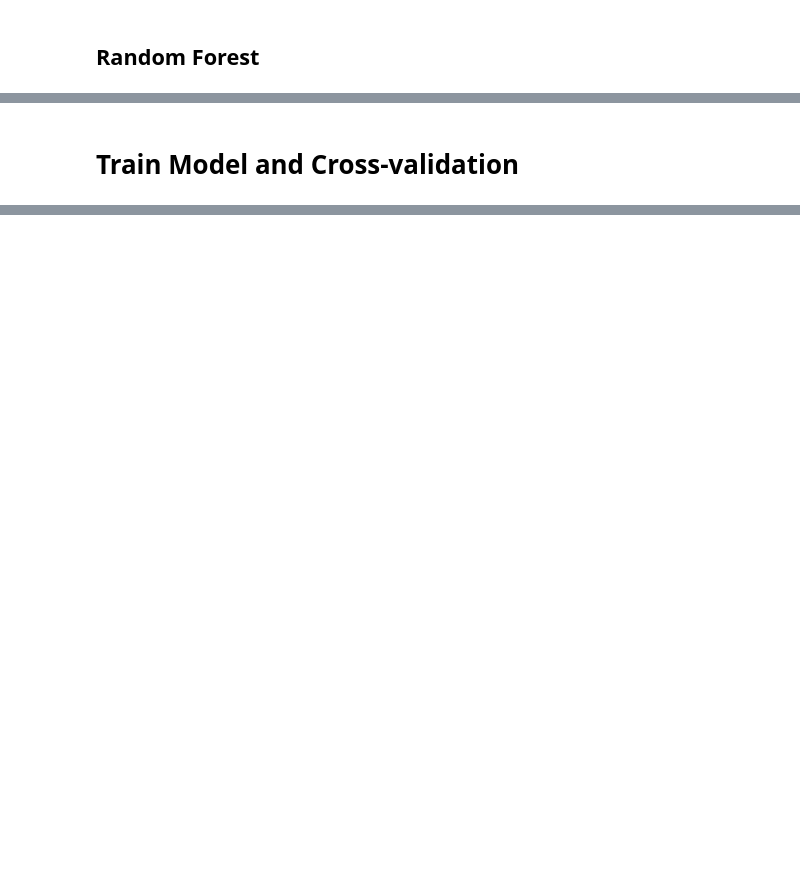
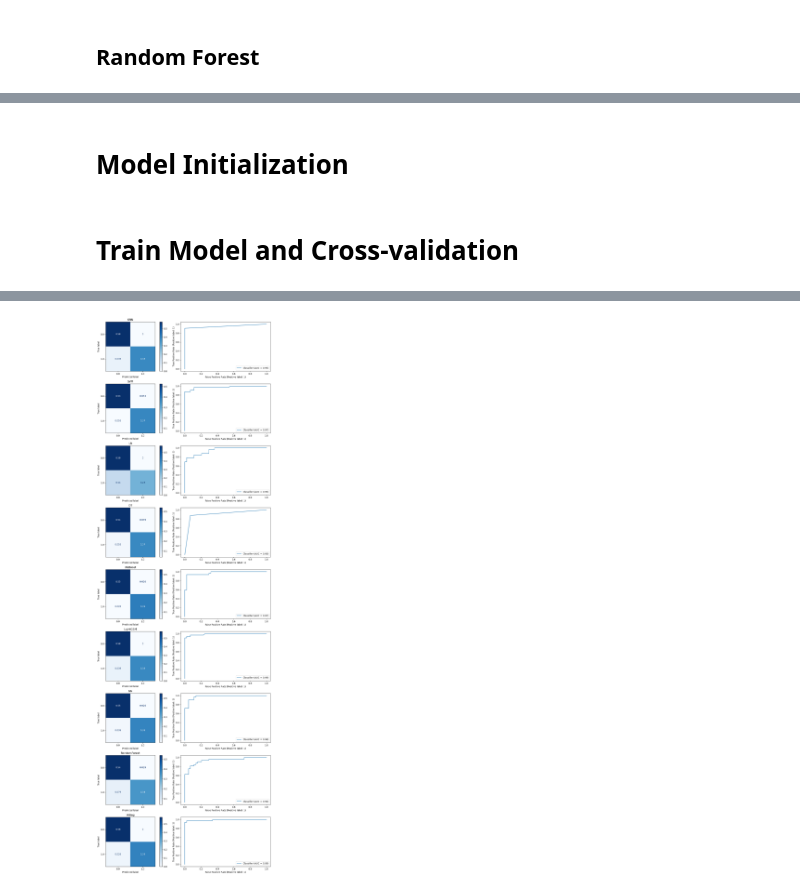
Before and after one commit to sippathamm/Mangosteen, a Jupyter notebook: ML.ipynb, the cells around one changed output, grey strips where cells are left out. Cells and saved outputs as stored; diff of their text form; code cells hidden in the pictures; blank space fills up the shorter version.

```diff
--- a/ML.ipynb
+++ b/ML.ipynb
@@ -307,0 +285,19 @@ XGBoost Model Best Score:  0.7109090909090908
+# %%
+standard_scaler = StandardScaler()
+
+LightGBM = LGBMClassifier(learning_rate=0.02, objective='binary', n_jobs=-1, random_state=42)
+LightGBM_parameter = {
+    'model__num_leaves': list(range(2, 5)),
+    'model__max_depth': list(range(1, 4)),
+    'model__n_estimators': [500, 1000],
+    'model__colsample_bytree': [0.6, 0.8, 1.0],
+}
+
+pipeline = Pipeline([('standard_scaler', standard_scaler), ('model', LightGBM)])
+
+grid_search = GridSearchCV(estimator=pipeline, param_grid=LightGBM_parameter, cv=cross_validation, scoring='accuracy', n_jobs=-1, verbose=0)
+grid_search.fit(X, y)
+
+print('LightGBM Best Estimator: ', grid_search.best_estimator_)
+print('LightGBM Best Parameter: ', grid_search.best_params_)
+print('LightGBM Best Score: ', grid_search.best_score_)
@@ -395 +374,3 @@ RandomForest Model Best Score:  0.718181818181818
+# %% [markdown]
+# Model Initialization
 # %%
@@ -416,52 +478,33 @@ voting = VotingClassifier(voting_estimator, weights=[0.1, 0.1, 0.05, 0.1, 0.3, 0
 # %%
-KNN_score = []
-SVM_score = []
-LR_score = []
-DT_score = []
-voting_score = []
-XGBoost_score = []
-NN_score = []
-RandomForest_score = []
-
 for train_index, test_index in cross_validation.split(X, y):
     X_train, y_train = X.iloc[train_index], y.iloc[train_index]
     X_test, y_test = X.iloc[test_index], y.iloc[test_index]
 
-    # Normalization
+    model_y_true['index'] = np.append(model_y_true['index'], test_index)
+    model_y_true['no'] = np.append(model_y_true['no'], df.iloc[test_index, 0])
+    model_y_true['y_true'] = np.append(model_y_true['y_true'], y_test)
+
     standard_scaler = StandardScaler()
     X_train = standard_scaler.fit_transform(X_train)
     X_test = standard_scaler.transform(X_test)
 
-    # Training Model
-    KNN.fit(X_train, y_train)
-    SVM.fit(X_train, y_train)
-    LR.fit(X_train, y_train)
-    DT.fit(X_train, y_train)
-    voting.fit(X_train, y_train)
-    XGBoost.fit(X_train, y_train)
-    NN.fit(X_train, y_train)
-    RandomForest.fit(X_train, y_train)
+    for label, model in classifier:
+        model.fit(X_train, y_train)
+        y_predict = model.predict(X_test)
+        y_predict_score = model.predict_proba(X_test)
+        model_y_predict[label] = np.append(model_y_predict[label], y_predict)
+        model_y_predict_score[label] = np.append(model_y_predict_score[label], y_predict_score[:, 1])
 
-    # Model Evaluation
-    KNN_score.append(KNN.score(X_test, y_test))
-    SVM_score.append(SVM.score(X_test, y_test))
+for label in model_y_predict:
+    print(f'{label} Average Accuracy: ', accuracy_score(model_y_true['y_true'], model_y_predict[label]))
 
-    LR_y_test_probability = LR.predict_proba(X_test)
-    LR_y_test = binarize(LR_y_test_probability, threshold=0.5)
-    LR_score.append(accuracy_score(y_test, LR_y_test[:, 1]))
+figure, axis = plt.subplots(nrows=9, ncols=2, figsize=(12, 35))
 
-    DT_score.append(DT.score(X_test, y_test))
-    voting_score.append(voting.score(X_test, y_test))
-    XGBoost_score.append(XGBoost.score(X_test, y_test))
-    NN_score.append(NN.score(X_test, y_test))
-    RandomForest_score.append(RandomForest.score(X_test, y_test))
+for i, label in enumerate(model_y_predict):
+    axis[i, 0].set_title(label)
+    ConfusionMatrixDisplay.from_predictions(model_y_true['y_true'], model_y_predict[label], ax=axis[i][0], cmap=plt.cm.Blues, normalize='all')
+    RocCurveDisplay.from_predictions(model_y_true['y_true'], model_y_predict_score[label], ax=axis[i][1])
 
-print(f'Average KNN Model Accuracy: {np.mean(KNN_score)}')
-print(f'Average SVM Model Accuracy: {np.mean(SVM_score)}')
-print(f'Average Logistic Regression Model Accuracy: {np.mean(LR_score)}')
-print(f'Average Decision Tree Model Accuracy: {np.mean(DT_score)}')
-print(f'Average Voting Classifier Model Accuracy: {np.mean(voting_score)}')
-print(f'Average XGBoost Model Accuracy: {np.mean(XGBoost_score)}')
-print(f'Average NN Model Accuracy: {np.mean(NN_score)}')
-print(f'Average Random Forest Model Accuracy: {np.mean(RandomForest_score)}')
+figure.tight_layout()
+plt.show()
 # %% [output]
@@ -475,0 +520 @@ Average Random Forest Model Accuracy: 0.718181818181818
+[figure, added]
```
Also changed, not shown: parts of 35 cells of this notebook, 16 other files.
